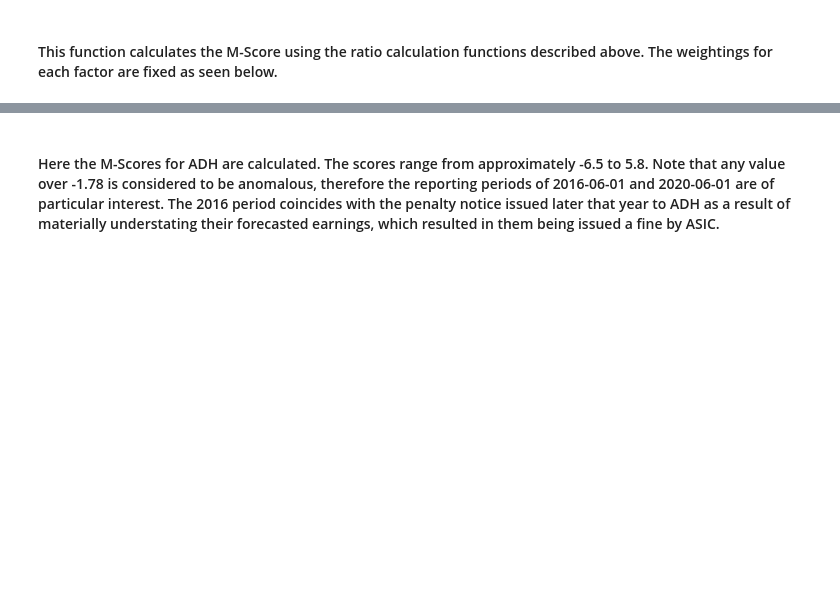
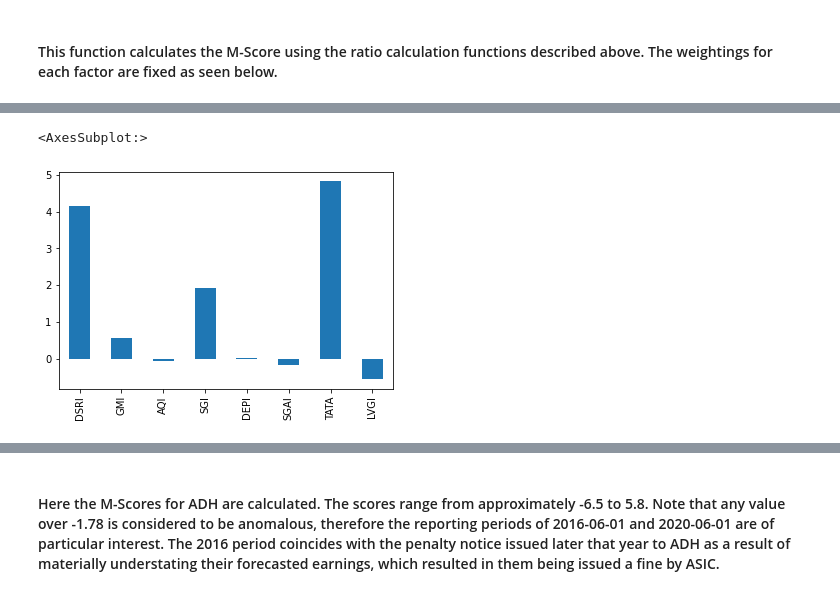
Before and after one commit to someonealive0/deepaudit, a Jupyter notebook: COMP3850.ipynb, the cells around one changed output, grey strips where cells are left out. Cells and saved outputs as stored; diff of their text form; code cells hidden in the pictures; blank space fills up the shorter version.

```diff
--- a/COMP3850.ipynb
+++ b/COMP3850.ipynb
@@ -585,0 +641,6 @@ def calc_mscore_TF(company):
+# %%
+# anomalous period
+test[datetime.datetime(2016, 6, 1)].plot.bar()
+# %% [output]
+<AxesSubplot:>
+[figure, added]
```
Also changed, not shown: parts of 31 cells of this notebook.
